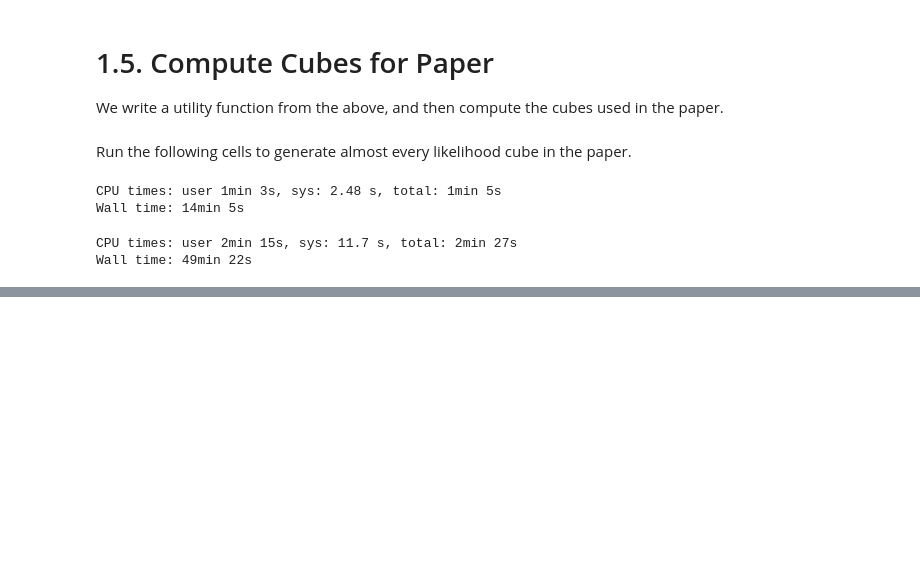
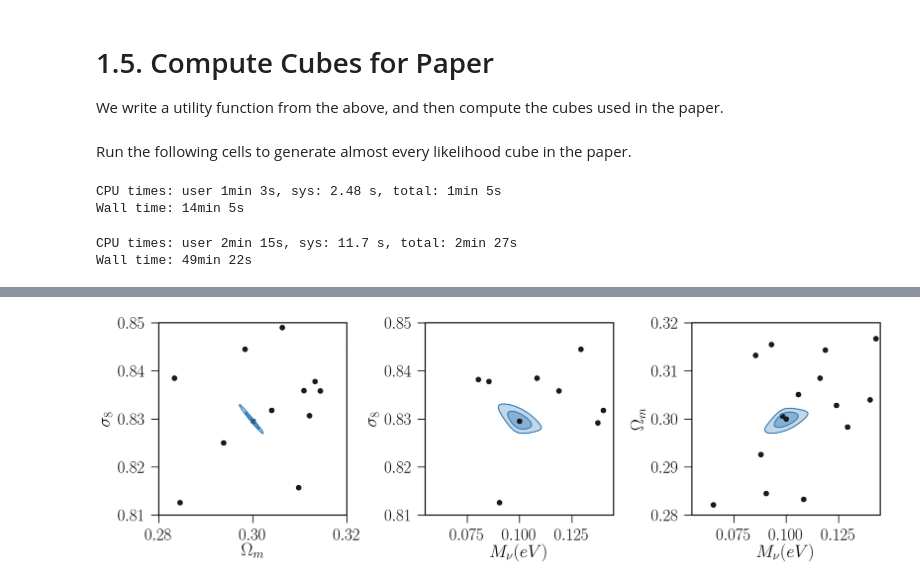
Before and after one commit to xzackli/neutrino_mpk, a Jupyter notebook: 1. Cube Making.ipynb, the cells around one changed output, grey strips where cells are left out. Drawn from its saved outputs; the diff is of its cells as text; code cells hidden in the pictures; blank space fills up the shorter version.

```diff
--- a/1. Cube Making.ipynb
+++ b/1. Cube Making.ipynb
@@ -347,0 +461,23 @@ easy_cube_generate(name='5z_CMB',
+# %%
+import plot_utils
+params = np.array([table['M_nu(eV)'], table['Omega_m'], table['sigma_8(derived)']])
+
+# PRECOMPUTED CUBES! NO NEED TO REDO CALCS
+x,y,z = np.load(  'cubes/5z_CMB_PS_xyz.npy' )
+c2 = np.load( 'cubes/5z_CMB_PS.npy' )
+fig, axes = plot_utils.plot_cube_getdist_style(c2, [x,y,z], fill=True,
+                        input_color=default_color_list[2],
+                       input_label='new')
+
+axes[0].scatter( table['Omega_m'], table['sigma_8(derived)']  )
+axes[0].set_xlim(0.28,0.32); axes[0].set_ylim(0.81,0.85);
+
+axes[1].scatter( table['M_nu(eV)'], table['sigma_8(derived)']  )
+axes[1].set_xlim((0.055,0.145)); axes[1].set_ylim(0.81,0.85);
+
+axes[2].scatter( table['M_nu(eV)'], table['Omega_m']  )
+axes[2].set_xlim(0.055,0.145); axes[2].set_ylim(0.28,0.32);
+
+plt.tight_layout()
+# %% [output]
+[figure, added]
```
Also changed, not shown: parts of 9 cells of this notebook, 1 other file.
